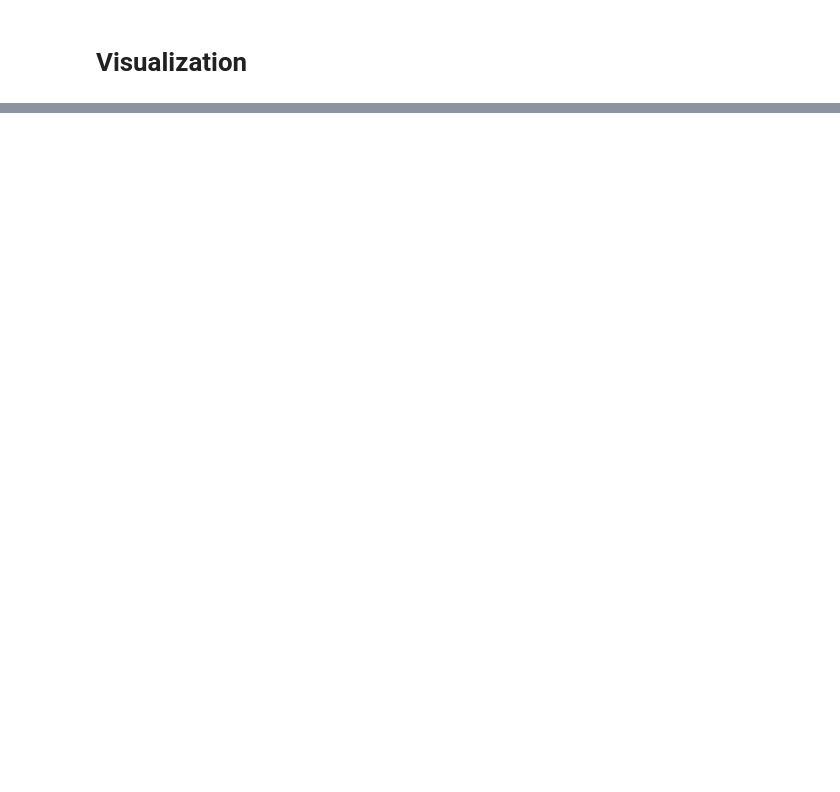
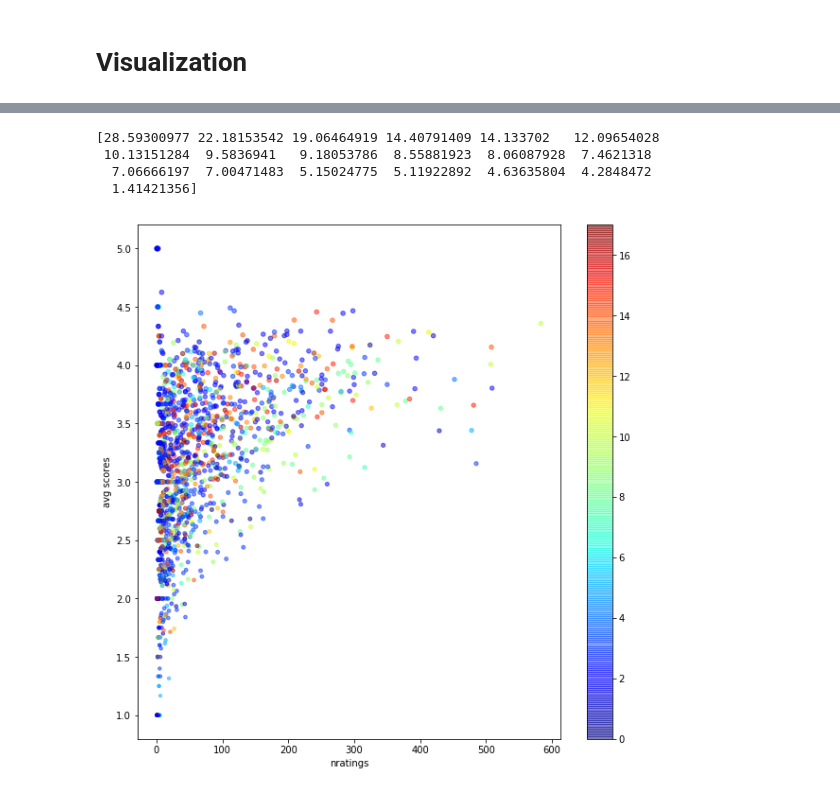
Before and after one commit to miladtaghavi/Miniproject2, a Jupyter notebook: Factorization_NoBias_ZC.ipynb, the cells around one changed output, grey strips where cells are left out. Drawn from its saved outputs; the diff is of its cells as text; code cells hidden in the pictures; blank space fills up the shorter version.

```diff
--- a/Factorization_NoBias_ZC.ipynb
+++ b/Factorization_NoBias_ZC.ipynb
@@ -224,3 +235,21 @@ plt.show()
 # Save factorization data
 out = [U,V,err]
 np.save('MatrixFactor_UV_err',out)
+# %%
+class Movie():
+    """ Object used to hold a Movie and its properties. """
+    def __init__(self, idx, name, genres):
+        self.idx = idx
+        self.name = name
+        self.genres = genres
+        self.ratings = []
+        self.n_ratings = 0
+        self.avg_score = 0
+    def add_rating(self, rating):
+        """ Update the average rating by taking average * n_ratings = total score. Then add the new rating,
+        and then divide by (n_ratings + 1) to get the new average. """
+        self.avg_score = (self.avg_score * self.n_ratings + rating) / (self.n_ratings + 1)
+        self.n_ratings += 1
+        self.ratings.append(rating)
+    def __repr__(self):
+        return "Movie - Id: {0.idx}, Name: {0.name}, n_ratings = {0.n_ratings}, Avg score = {0.avg_score}".format(self)
@@ -226,0 +290,28 @@ np.save('MatrixFactor_UV_err',out)
+# %%
+mgenres = np.array([movie.genres for movie in movies.values()])
+# Do SVD (singular value decomposition) on the matrices
+mA, mSigma, mB = np.linalg.svd(mgenres, full_matrices=False) # V = A @ np.diag(Sigma) @ B
+# Get PCA representation of movie vector V
+m_PCA = np.dot(mA[:2],mgenres.T).T
+print(mSigma)
+# %% [output]
+[28.59300977 22.18153542 19.06464919 14.40791409 14.133702   12.09654028
+ 10.13151284  9.5836941   9.18053786  8.55881923  8.06087928  7.4621318
+  7.06666197  7.00471483  5.15024775  5.11922892  4.63635804  4.2848472
+  1.41421356]
+# %%
+# Scatter the 2 dimensions of the reduced V
+avgscores = np.array([movie.avg_score for movie in movies.values()])
+nratings = np.array([movie.n_ratings for movie in movies.values()])
+kmeans = sklearn.cluster.MiniBatchKMeans(n_clusters=18)
+kmeans.fit(mgenres)
+clusters = kmeans.predict(mgenres)
+
+plt.figure(1,figsize=(10,10))
+plt.scatter(nratings,avgscores,c=clusters,s=np.sqrt(avgscores)*10,cmap='jet',alpha=0.5)
+plt.xlabel('nratings')
+plt.ylabel('avg scores')
+plt.colorbar()
+plt.show()
+# %% [output]
+[figure, added]
```
Also changed, not shown: parts of 7 cells of this notebook, 1 other file.
